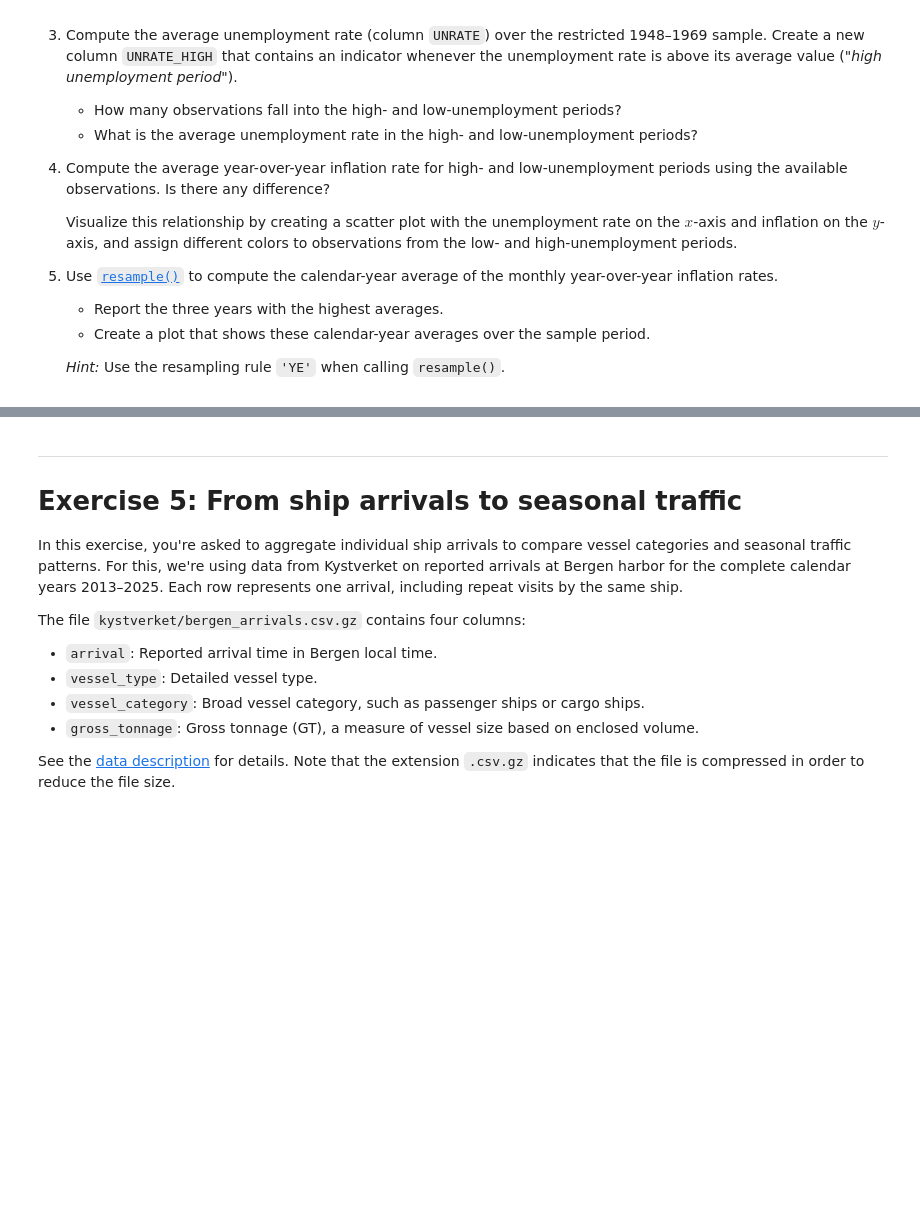
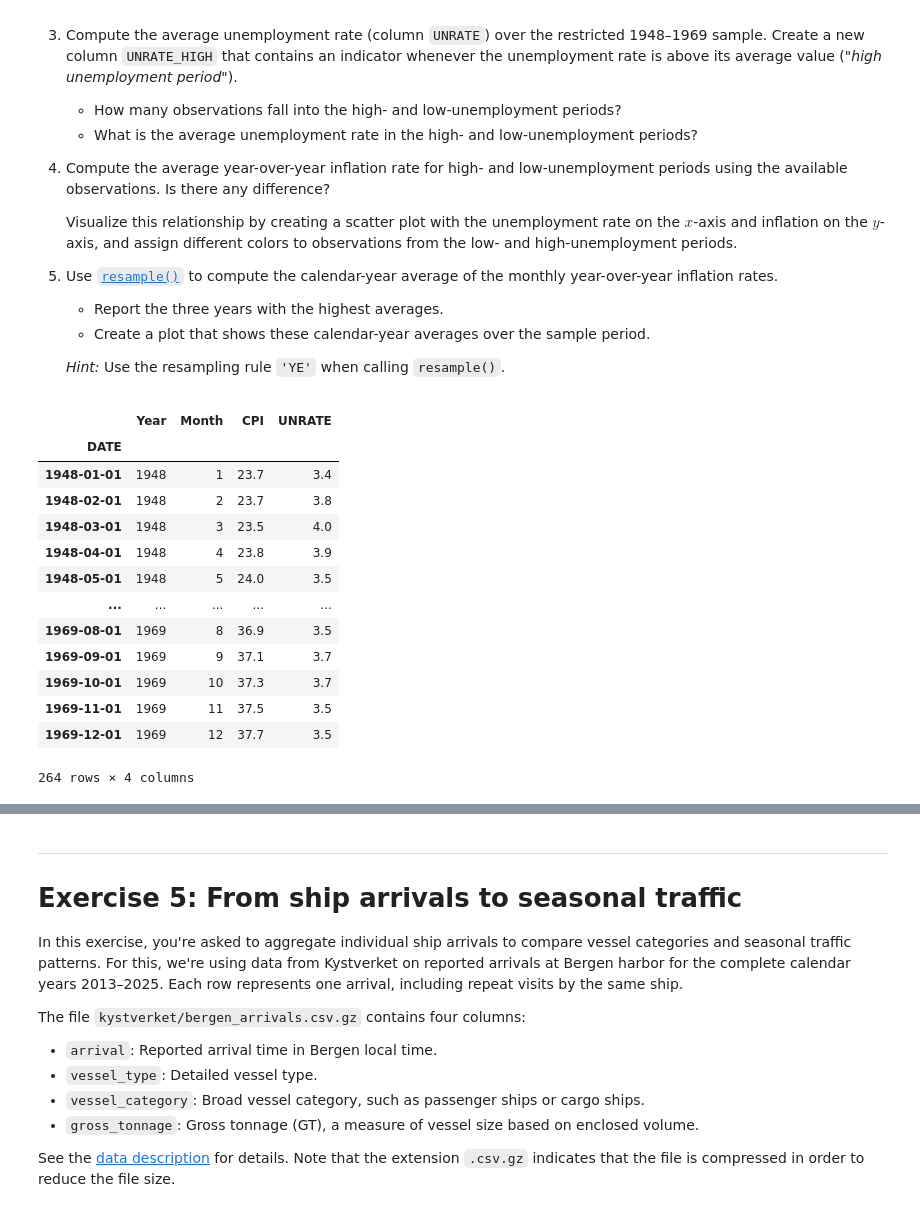
Before and after one commit to falkfrydenlund-creator/TECH2-H26, a Jupyter notebook: workshops/workshop4/workshop4 Falk.ipynb, the cells around one changed output, grey strips where cells are left out. Cells and saved outputs as stored; diff of their text form; code cells hidden in the pictures; blank space fills up the shorter version.

```diff
--- a/workshops/workshop4/workshop4 Falk.ipynb
+++ b/workshops/workshop4/workshop4 Falk.ipynb
@@ -384,3 +384,24 @@ The data set starts in 1948 and contains observations for a total of 936 months.
     -   Create a plot that shows these calendar-year averages over the sample period.
 
     *Hint:* Use the resampling rule `'YE'` when calling `resample()`.
+# %%
+file = f'{DATA_PATH}/FRED/FRED_monthly.csv'
+df = pd.read_csv(file, parse_dates=True,index_col='DATE').sort_values(ascending=True,by= 'DATE')
+df.head(10)
+df = df[df['Year']<1970]
+df = df[['Year','Month','CPI', 'UNRATE']]
+# %% [output]
+|  | Year | Month | CPI | UNRATE |
+| DATE |  |  |  |  |
+| 1948-01-01 | 1948 | 1 | 23.7 | 3.4 |
+| 1948-02-01 | 1948 | 2 | 23.7 | 3.8 |
+| 1948-03-01 | 1948 | 3 | 23.5 | 4.0 |
+| 1948-04-01 | 1948 | 4 | 23.8 | 3.9 |
+| 1948-05-01 | 1948 | 5 | 24.0 | 3.5 |
+| ... | ... | ... | ... | ... |
+| 1969-08-01 | 1969 | 8 | 36.9 | 3.5 |
+| 1969-09-01 | 1969 | 9 | 37.1 | 3.7 |
+| 1969-10-01 | 1969 | 10 | 37.3 | 3.7 |
+| 1969-11-01 | 1969 | 11 | 37.5 | 3.5 |
+| 1969-12-01 | 1969 | 12 | 37.7 | 3.5 |
+264 rows × 4 columns
```
Also changed, not shown: parts of 7 cells of this notebook.
